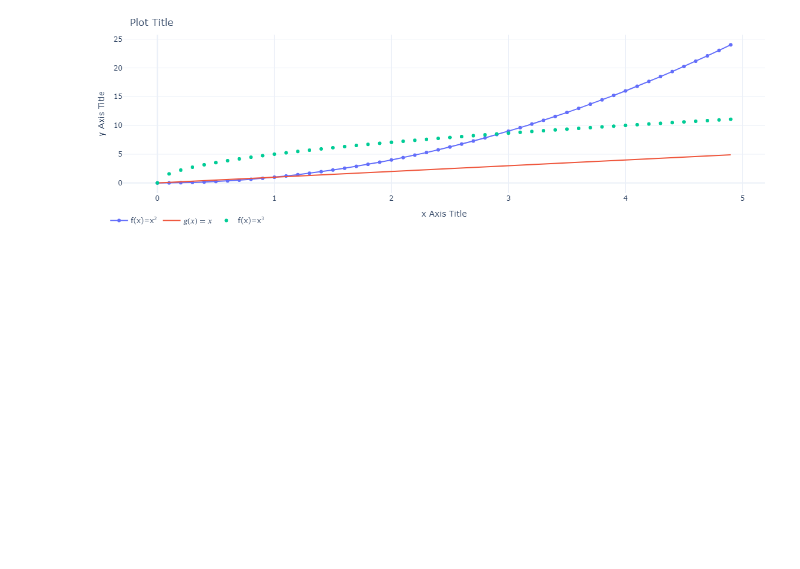
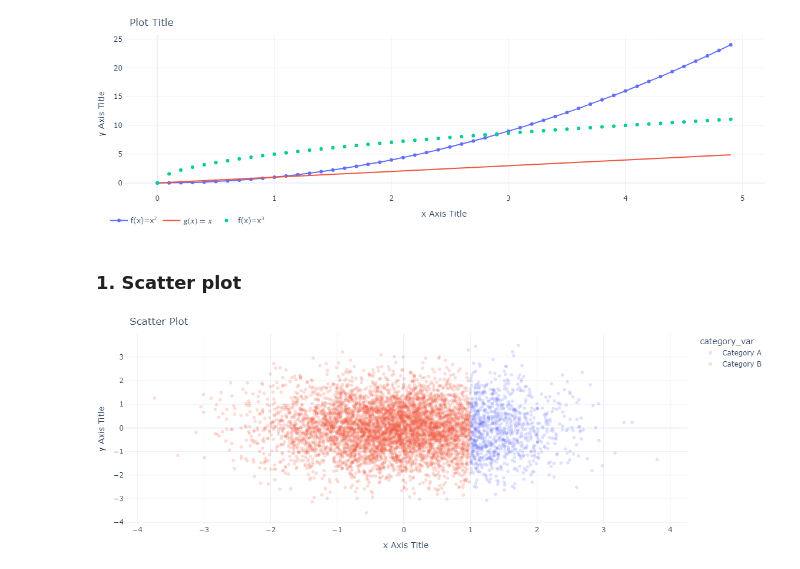
Before and after one commit to sotula/visualization, a Jupyter notebook: plotly.ipynb, the cells around one changed output. Cells and saved outputs as stored; diff of their text form; code cells hidden in the pictures; blank space fills up the shorter version.

Commit message:
add scatter plot

```diff
--- a/plotly.ipynb
+++ b/plotly.ipynb
@@ -43,3 +43,32 @@ fig.update_layout(legend_orientation="h",
 fig.show()
 # %% [output]
 [figure]
+# %% [markdown]
+### 1. Scatter plot
+# %%
+np.random.seed(0)
+x_var = np.random.normal(size = 6000)
+y_var = np.random.normal(size = 6000)
+
+norm_data = pd.DataFrame({'x_var':x_var
+                         ,'y_var':y_var}
+                         )
+
+norm_data = norm_data.assign(category_var = np.where(x_var > 1, "Category A","Category B"))
+# %%
+fig = px.scatter(data_frame = norm_data
+                 ,x = 'x_var'
+                 ,y = 'y_var'
+                 ,color = 'category_var'
+                 ,opacity = .2,
+                )
+fig.update_layout(title="Scatter Plot",
+                  xaxis_title="x Axis Title",
+                  yaxis_title="y Axis Title",
+                  template = 'plotly_white',
+                  margin=dict(l=5, r=5, t=30, b=20),
+                  width=800, height=400
+                 )
+fig.show()
+# %% [output]
+[figure, added]
```
